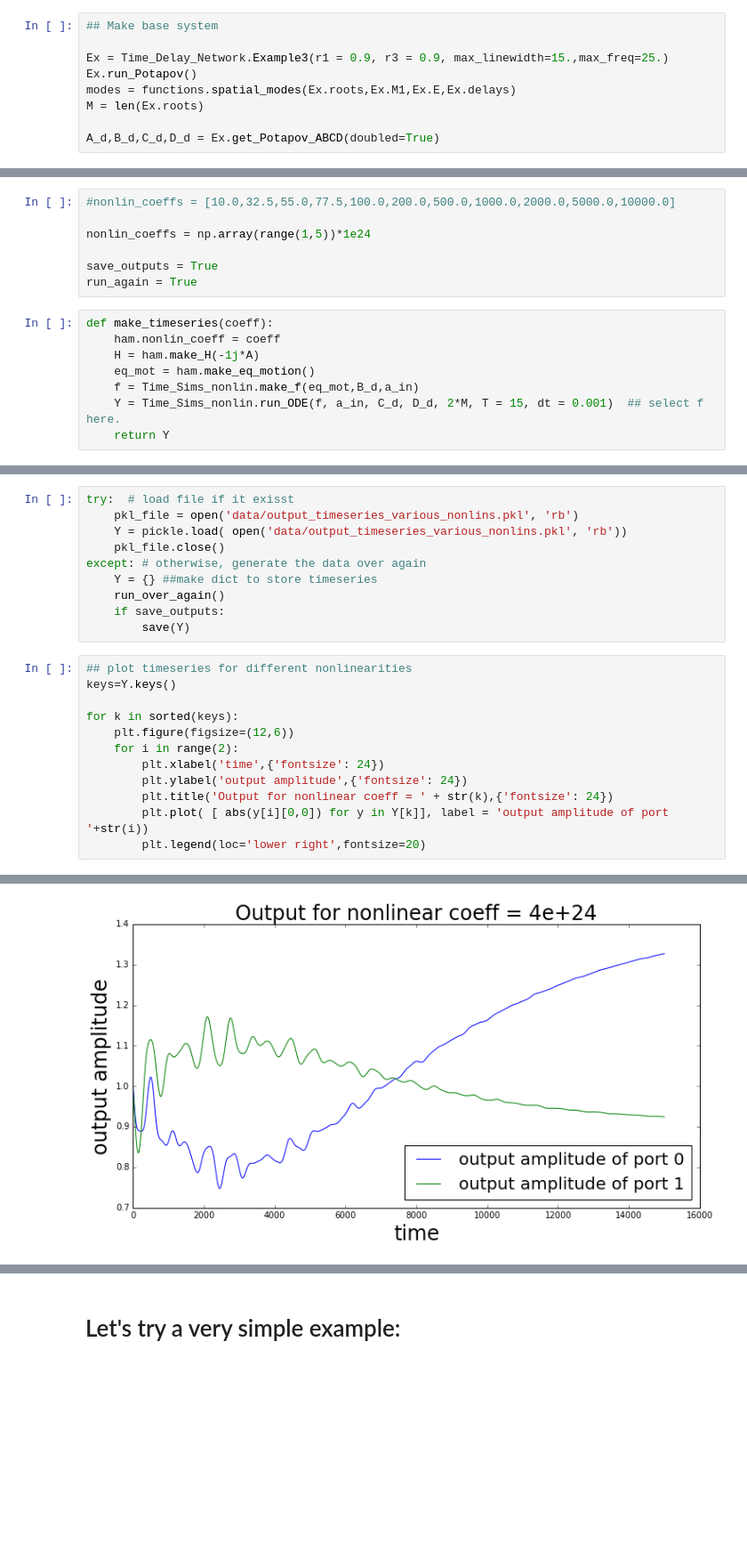
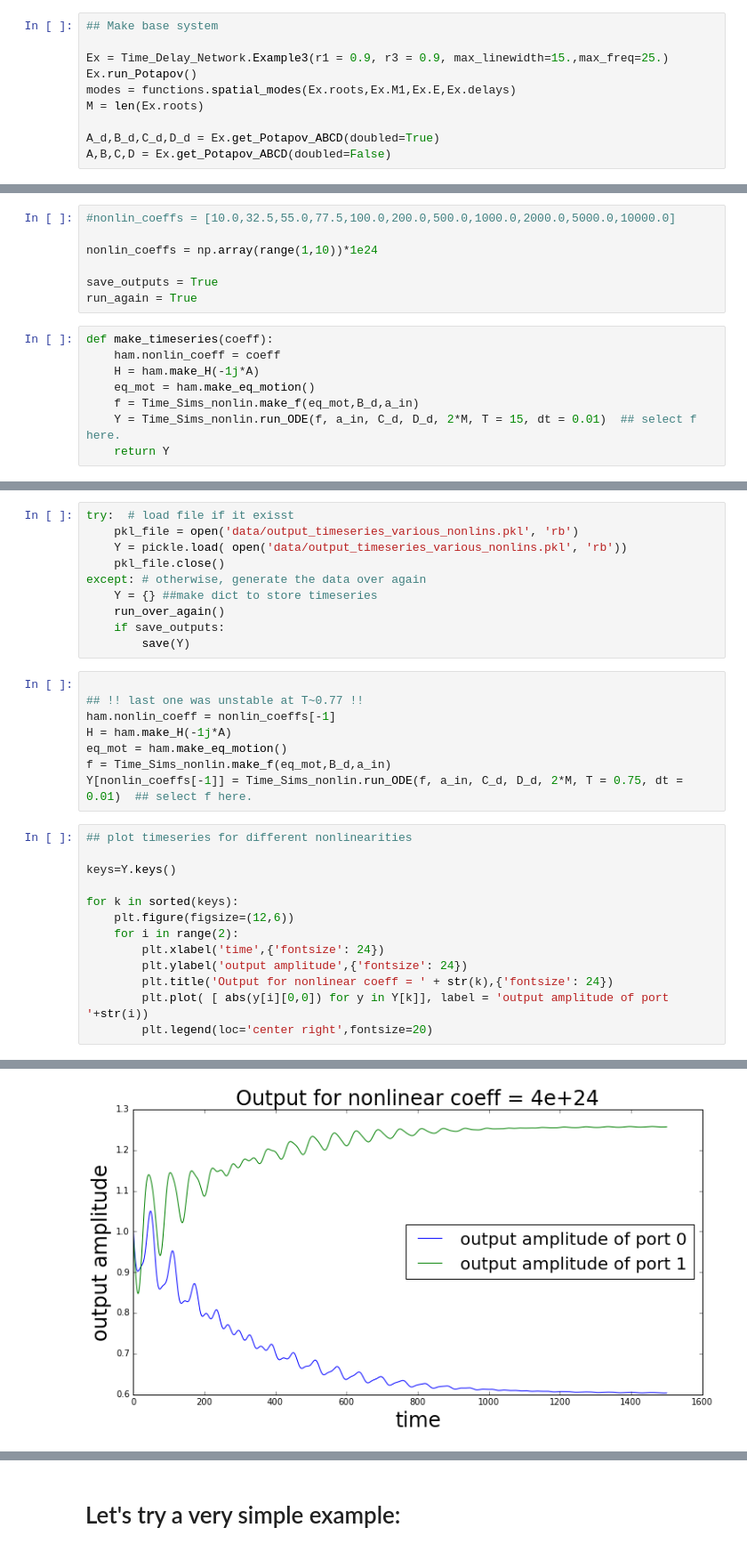
Before and after one commit to tabakg/potapov_interpolation, a Jupyter notebook: Time_Sims_nonlin_testing_and_comments.ipynb, the cells around one changed output, grey strips where cells are left out. Shown at 89% size. Drawn from its saved outputs; the diff is of its cells as text; blank space fills up the shorter version.

```diff
--- a/Time_Sims_nonlin_testing_and_comments.ipynb
+++ b/Time_Sims_nonlin_testing_and_comments.ipynb
@@ -51,6 +54,7 @@ modes = functions.spatial_modes(Ex.roots,Ex.M1,Ex.E,Ex.delays)
 M = len(Ex.roots)
 
 A_d,B_d,C_d,D_d = Ex.get_Potapov_ABCD(doubled=True)
+A,B,C,D = Ex.get_Potapov_ABCD(doubled=False)
 # %%
 ## Make Hamiltonian and equations of motion
 
@@ -100,7 +101,7 @@ We wish to see the effects of increasing the nonlinear term on the outputs.
 # %%
 #nonlin_coeffs = [10.0,32.5,55.0,77.5,100.0,200.0,500.0,1000.0,2000.0,5000.0,10000.0]
 
-nonlin_coeffs = np.array(range(1,5))*1e24
+nonlin_coeffs = np.array(range(1,10))*1e24
 
 save_outputs = True
 run_again = True
@@ -110,7 +111,7 @@ def make_timeseries(coeff):
     H = ham.make_H(-1j*A)
     eq_mot = ham.make_eq_motion()
     f = Time_Sims_nonlin.make_f(eq_mot,B_d,a_in)
-    Y = Time_Sims_nonlin.run_ODE(f, a_in, C_d, D_d, 2*M, T = 15, dt = 0.001)  ## select f here.
+    Y = Time_Sims_nonlin.run_ODE(f, a_in, C_d, D_d, 2*M, T = 15, dt = 0.01)  ## select f here.
     return Y
 # %%
 def run_over_again():
@@ -137,8 +138,17 @@ except: # otherwise, generate the data over again
     run_over_again()
     if save_outputs:
         save(Y)
+# %%
+
+## !! last one was unstable at T~0.77 !!
+ham.nonlin_coeff = nonlin_coeffs[-1]
+H = ham.make_H(-1j*A)
+eq_mot = ham.make_eq_motion()
+f = Time_Sims_nonlin.make_f(eq_mot,B_d,a_in)
+Y[nonlin_coeffs[-1]] = Time_Sims_nonlin.run_ODE(f, a_in, C_d, D_d, 2*M, T = 0.75, dt = 0.01)  ## select f here.
 # %%
 ## plot timeseries for different nonlinearities
+
 keys=Y.keys()
 
 for k in sorted(keys):
@@ -148,5 +158,5 @@ for k in sorted(keys):
         plt.ylabel('output amplitude',{'fontsize': 24})
         plt.title('Output for nonlinear coeff = ' + str(k),{'fontsize': 24})
         plt.plot( [ abs(y[i][0,0]) for y in Y[k]], label = 'output amplitude of port '+str(i))
-        plt.legend(loc='lower right',fontsize=20)
+        plt.legend(loc='center right',fontsize=20)
 # %% [output]
@@ -156 +166 @@ for k in sorted(keys):
-[figure, old version]
+[figure, new version]
```
Also changed, not shown: parts of 16 cells of this notebook, 2 other files.
